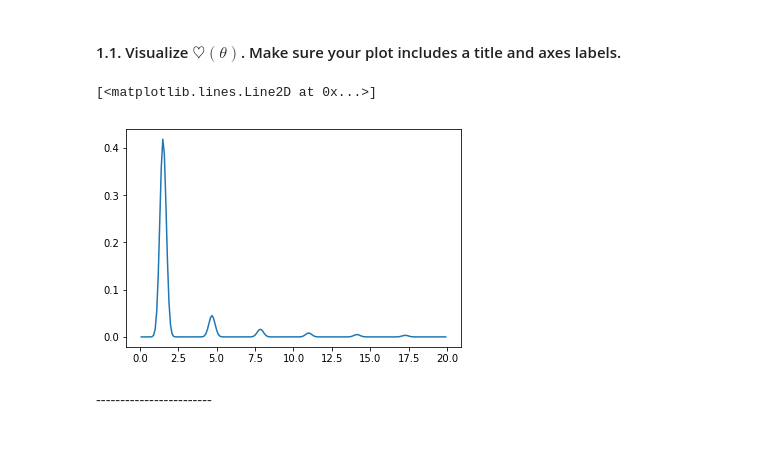
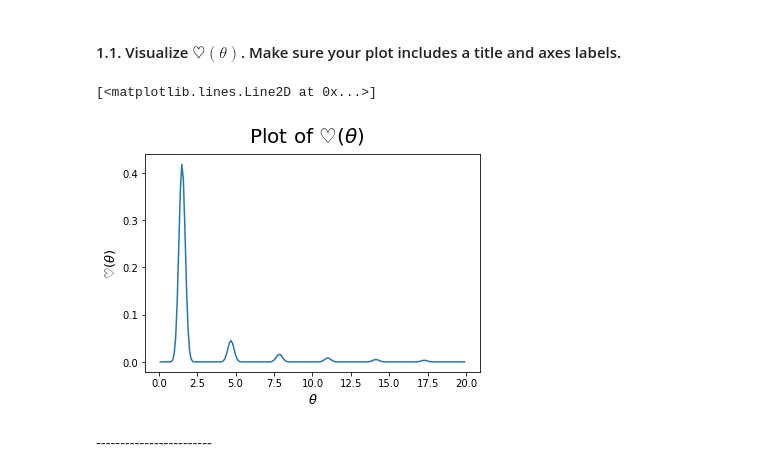
Before and after one commit to ezou20/AM_207_fall_2018, a Jupyter notebook: homeworks/AM207_HW2.ipynb, the cells around one changed output. Drawn from its saved outputs; the diff is of its cells as text; code cells hidden in the pictures; blank space fills up the shorter version.

```diff
--- a/homeworks/AM207_HW2.ipynb
+++ b/homeworks/AM207_HW2.ipynb
@@ -61,16 +61,19 @@ In the quiet moments that transpire just before the sun rises that find us takin
 # %%
 def heart(t):
     return math.sin(t)**24/(t**2)
 
 vheart = np.vectorize(heart)
 
 x = np.arange(0.1,20,0.1)
 y = vheart(x)
 
+plt.xlabel(r'$\theta$', fontsize=13)
+plt.ylabel(r'$\heartsuit(\theta)$', fontsize=13)
+plt.suptitle(r'Plot of $\heartsuit(\theta)$', fontsize=20)
 plt.plot(x,y,'-')
 # %% [output]
 [<matplotlib.lines.Line2D at 0x...>]
-[figure, old version]
+[figure, new version]
 # %% [markdown]
 <div class="answer-separator">
 ------------------------
```
Also changed, not shown: parts of 12 cells of this notebook.
